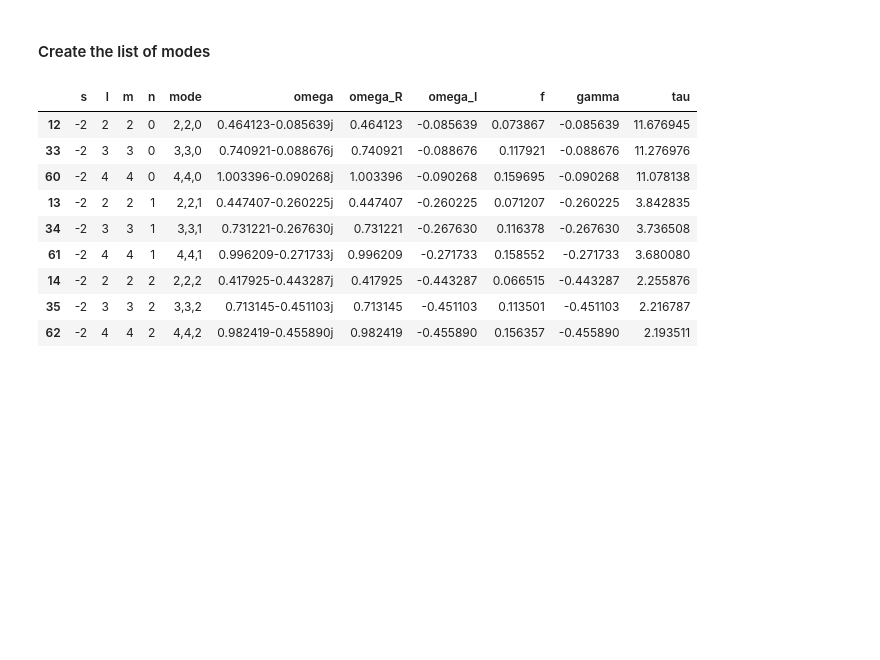
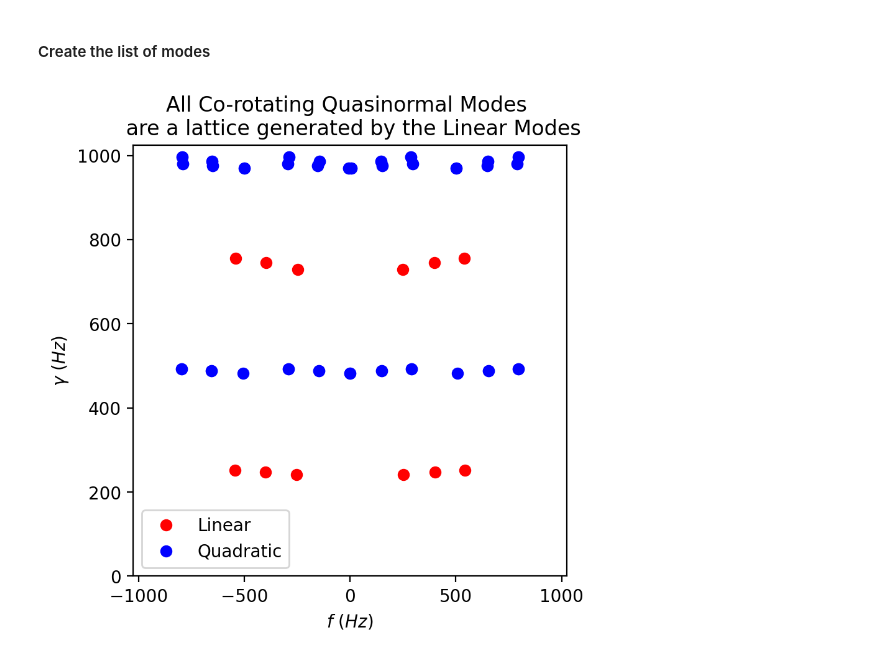
Before and after one commit to Potatoasad/Nonlinear-QNM-exploration, a Jupyter notebook: notebooks/QNM-lattice.ipynb, the cells around one changed output. Saved outputs shown, nothing was run; the diff lists cells and outputs as text; code cells hidden in the pictures; blank space fills up the shorter version.

Commit message:
updated QNM-lattice

```diff
--- a/notebooks/QNM-lattice.ipynb
+++ b/notebooks/QNM-lattice.ipynb
@@ -47,7 +62,7 @@ def CalculateQNMs(df, a):
 # %%
 s = -2;
 l_s = [2, 3, 4]
-n_s = [0, 1, 2]
+n_s = [0, 1, 2, 3]
 
 modes = [];
 for l in l_s:
@@ -55,25 +70,66 @@ for l in l_s:
         for n in n_s:
             mode_params = {'s':s, 'l': l, 'm': m, 'n': n}
             mode_params.update({'qnm_object': qnm.modes_cache(**mode_params)})
-            mode_params.update({'mode': ",".join([str(val) for val in [l,m,n]])})
+            mode_params.update({'mode': "(" + ",".join([str(val) for val in [l,m,n]]) + ")"})
             modes.append(mode_params)
 
 df = pd.DataFrame(modes)
 # %%
 is_corotating = lambda x: x['l'] == x['m']
+is_counterrotating = lambda x: x['l'] == -x['m']
 is_head_on = lambda x: x['m'] == 0
 
-all_modes = CalculateQNMs(df, 0.5).sort_values('tau', ascending=False)
-all_modes[all_modes.apply(is_corotating, axis=1)]
+
+M = 68;
+a = 0.7;
+
+all_modes = CalculateQNMs(df, a, M).sort_values('tau', ascending=False)
+selected_modes = all_modes.copy()[all_modes.apply(is_corotating, axis=1)]
+other_selected_modes = selected_modes.copy()
+selected_modes['order'] = 'linear'
+other_selected_modes['mode'] = other_selected_modes['mode'].apply(lambda x: x + "*")
+other_selected_modes['omega_R'] = -other_selected_modes['omega_R']
+other_selected_modes['f'] = -other_selected_modes['f']
+other_selected_modes['f_units'] = -other_selected_modes['f_units']
+other_selected_modes['f_units_Hz'] = -other_selected_modes['f_units_Hz']
+selected_modes = pd.concat([selected_modes, other_selected_modes])
-# %% [output]
-|  | s | l | m | n | mode | omega | omega_R | omega_I | f | gamma | tau |
-| 12 | -2 | 2 | 2 | 0 | 2,2,0 | 0.464123-0.085639j | 0.464123 | -0.085639 | 0.073867 | -0.085639 | 11.676945 |
-| 33 | -2 | 3 | 3 | 0 | 3,3,0 | 0.740921-0.088676j | 0.740921 | -0.088676 | 0.117921 | -0.088676 | 11.276976 |
-| 60 | -2 | 4 | 4 | 0 | 4,4,0 | 1.003396-0.090268j | 1.003396 | -0.090268 | 0.159695 | -0.090268 | 11.078138 |
-| 13 | -2 | 2 | 2 | 1 | 2,2,1 | 0.447407-0.260225j | 0.447407 | -0.260225 | 0.071207 | -0.260225 | 3.842835 |
-| 34 | -2 | 3 | 3 | 1 | 3,3,1 | 0.731221-0.267630j | 0.731221 | -0.267630 | 0.116378 | -0.267630 | 3.736508 |
-| 61 | -2 | 4 | 4 | 1 | 4,4,1 | 0.996209-0.271733j | 0.996209 | -0.271733 | 0.158552 | -0.271733 | 3.680080 |
-| 14 | -2 | 2 | 2 | 2 | 2,2,2 | 0.417925-0.443287j | 0.417925 | -0.443287 | 0.066515 | -0.443287 | 2.255876 |
-| 35 | -2 | 3 | 3 | 2 | 3,3,2 | 0.713145-0.451103j | 0.713145 | -0.451103 | 0.113501 | -0.451103 | 2.216787 |
-| 62 | -2 | 4 | 4 | 2 | 4,4,2 | 0.982419-0.455890j | 0.982419 | -0.455890 | 0.156357 | -0.455890 | 2.193511 |
+# %%
+df2 = selected_modes.copy()
+make_dicts = lambda a,b: [{'mode': f"{a['mode']} x+ {b['mode']}",
+                           'omega_R': a['omega_R'] + b['omega_R'],
+                           'omega_I': a['omega_I'] + b['omega_I'],
+                           'l1': a['l'], 'l2':b['l'],
+                           'm1': a['m'], 'm2':b['m'],
+                           'n1': a['n'], 'n2':b['n']}]
+
+second_order = np.array([[make_dicts(a,b) for i,a in df2.iterrows()] for j,b in df2.copy().iterrows()]).flatten()
+second_order = pd.DataFrame(list(second_order))
+second_order = CalculateColumns(second_order)
+
+l_condition = ((second_order['l1'] == 2) | (second_order['l2'] == 2))
+n_condition = ((second_order['n1'] + second_order['n2'] < 5))
+second_order = second_order[l_condition & n_condition]
+# %%
+fig, ax = plt.subplots(1, figsize=(4.5,4.5), dpi=200)
+
+col1 = 'f_units'
+col2 = 'gamma_units'
+
+ax.plot(selected_modes[col1], selected_modes[col2],'o',c='r', label="Linear")
+ax.plot(second_order[col1], second_order[col2],'o',c='b', label="Quadratic")
+"""
+for i,x in selected_modes.iterrows():
+    ax.annotate(f"{x['mode']}",(x[col1]-0.05,x[col2]+0.02), fontsize=8)
+for i,x in second_order.iterrows():
+    ax.annotate(f"{x['mode']}",(x[col1]-0.05*np.random.rand(),x[col2]+0.02*np.random.rand()), fontsize=4)
+"""
+ax.set_xlim((-1024,1024))
+ax.set_ylim((0,1024))
+ax.set_xlabel(r"$f\ (Hz)$")
+ax.set_ylabel(r"$\gamma\ (Hz)$")
+ax.set_title("All Co-rotating Quasinormal Modes \n are a lattice generated by the Linear Modes")
+plt.legend()
+plt.show()
+# %% [output]
+[figure, added]
 # %%
```
Also changed, not shown: parts of 5 cells of this notebook, 1 other file.
